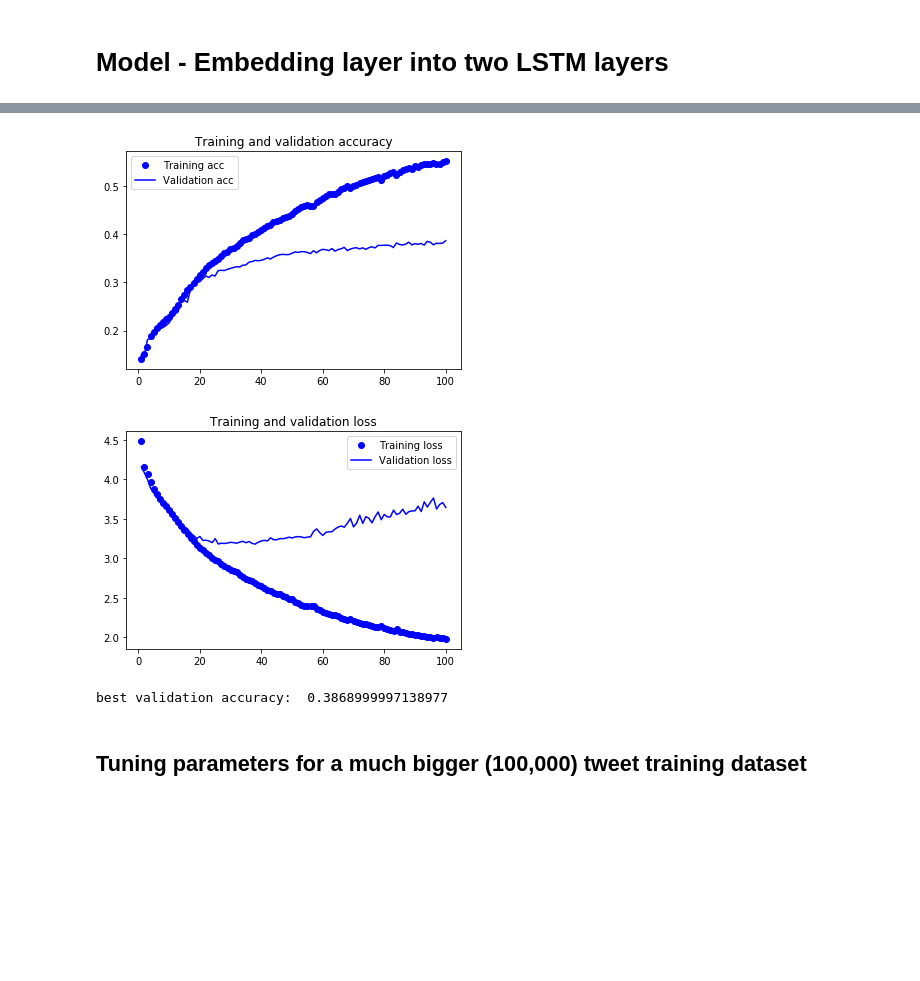
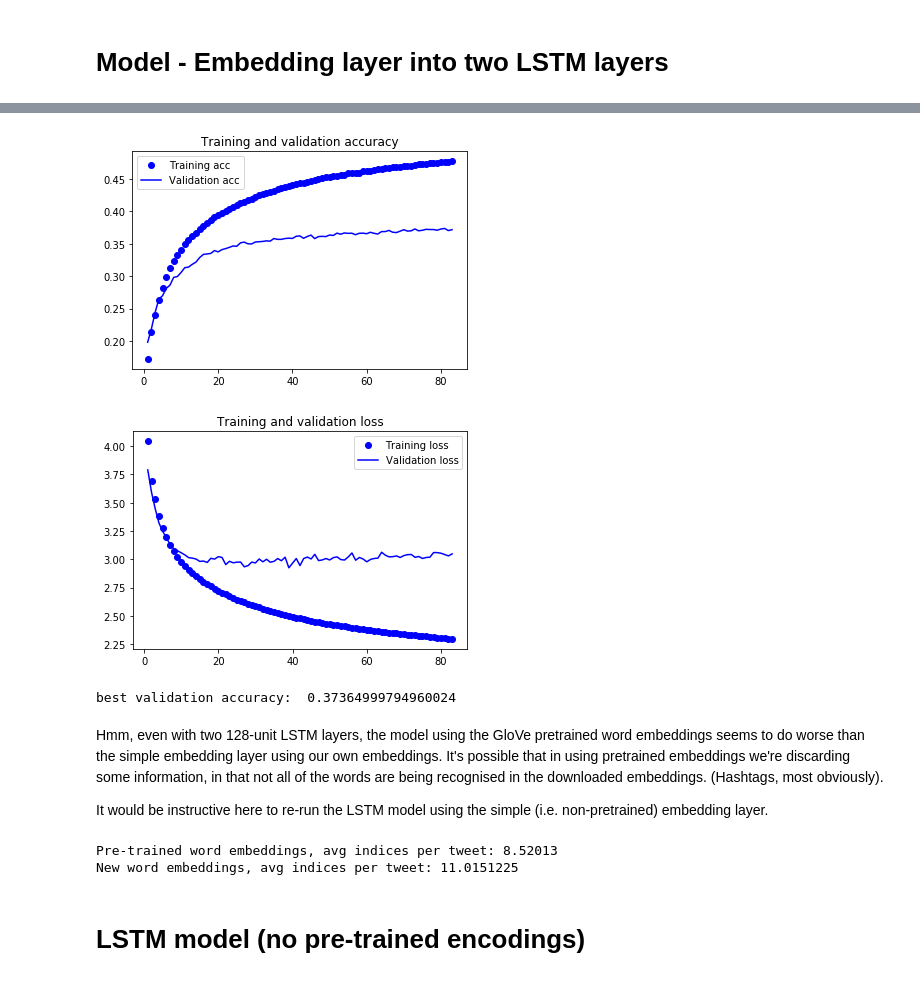
Before and after one commit to nicksexton/emojitranslate, a Jupyter notebook: 1 - emoji predict.ipynb, the cells around one changed output, grey strips where cells are left out. Saved outputs shown, nothing was run; the diff lists cells and outputs as text; code cells hidden in the pictures; blank space fills up the shorter version.

Commit message:
added shallow network on pretrained encodings

```diff
--- a/1 - emoji predict.ipynb
+++ b/1 - emoji predict.ipynb
@@ -865,7 +1031,7 @@ def Emojify_V2(input_shape, output_shape, word_to_vec_map, word_to_index):
     sentence_indices = Input(input_shape, name="input", dtype="int32")
 
     # Create the embedding layer pretrained with GloVe Vectors (≈1 line)
-    embedding_layer = pretrained_embedding_layer(word_to_vec_map, word_to_index, trainable_word_vectors=True)
+    embedding_layer = pretrained_embedding_layer(word_to_vec_map, word_to_index, trainable_word_vectors=False)
 
     # Propagate sentence_indices through your embedding layer, you get back the embeddings
     embeddings = embedding_layer(sentence_indices)
@@ -874,12 +1040,12 @@ def Emojify_V2(input_shape, output_shape, word_to_vec_map, word_to_index):
     # Be careful, the returned output should be a batch of sequences.
     X = LSTM(128, return_sequences=True)(embeddings)
     # Add dropout with a probability of 0.5
-    X = Dropout(0.5)(X)
+    X = Dropout(0.3)(X)
     # Propagate X trough another LSTM layer with 128-dimensional hidden state
     # Be careful, the returned output should be a single hidden state, not a batch of sequences.
     X = LSTM(128)(X)
     # Add dropout with a probability of 0.5
-    X = Dropout(0.5)(X)
+    X = Dropout(0.3)(X)
     # Propagate X through a Dense layer with softmax activation to get back a batch of 5-dimensional vectors.
     X = Dense(output_shape, activation=None)(X)
     # Add a softmax activation
@@ -892,7 +1058,7 @@ def Emojify_V2(input_shape, output_shape, word_to_vec_map, word_to_index):
 
     return model
 # %%
-max_length = 15
-model = Emojify_V2((max_length,), y_train_idx.shape[1], word_to_vec_map, word_to_index)
+#max_length = 25
+model = Emojify_V2((maxlen,), y_train_idx.shape[1], word_to_vec_map, word_to_index) # use maxlen defined above (25)
 model.summary()
 # %% [output]
@@ -920,14 +1086,9 @@ word_to_vec_map['badger'].shape
 # %%
-model.compile(loss='categorical_crossentropy', optimizer='adam', metrics=['accuracy'])
+model.compile(loss='categorical_crossentropy', optimizer='adam', metrics=['accuracy', 'top_k_categorical_accuracy'])
-# %%
-X_train_indices = sentences_to_indices(x_train, word_to_index, words, max_length)
-
-X_dev_indices = sentences_to_indices(x_dev, word_to_index, words, max_length)
-# Y_train_oh = convert_to_one_hot(Y_train, C = 5)
 # %%
 early = keras.callbacks.EarlyStopping(monitor='val_acc',
-                              min_delta=0.01,
-                              patience=5,
+                              min_delta=0.001,
+                              patience=10,
                               verbose=1, mode='auto')
 
 
@@ -935,9 +1096,9 @@ history = model.fit(X_train_indices,
                     y_train_idx,
                     validation_data = (X_dev_indices, y_dev_idx),
                     epochs = 100,
-                    batch_size = 8192,
-                    shuffle=True)
-#                    callbacks=[early])
+                    batch_size = 4096,
+                    shuffle=True,
+                    callbacks=[early])
 
 plot_train_history(history)
 print ("best validation accuracy: ", max(history.history['val_acc']))
@@ -962,5 +1123,15 @@ Epoch 100/100
-[figure, old version]
+[figure, new version]
-[figure, old version]
+[figure, new version]
-best validation accuracy:  0.3868999997138977
+best validation accuracy:  0.37364999794960024
-# %% [markdown]
-## Tuning parameters for a much bigger (100,000) tweet training dataset
+# %% [markdown]
+Hmm, even with two 128-unit LSTM layers, the model using the GloVe pretrained word embeddings seems to do worse than the simple embedding layer using our own embeddings. It's possible that in using pretrained embeddings we're discarding some  information, in that not all of the words are being recognised in the downloaded embeddings. (Hashtags, most obviously).
+
+It would be instructive here to re-run the LSTM model using the simple (i.e. non-pretrained) embedding layer.
+# %%
+print ("Pre-trained word embeddings, avg indices per tweet:", np.count_nonzero(X_train_indices, axis=1).mean())
+print ("New word embeddings, avg indices per tweet:", np.count_nonzero(x_train_sequences_1, axis=1).mean())
+# %% [output]
+Pre-trained word embeddings, avg indices per tweet: 8.52013
+New word embeddings, avg indices per tweet: 11.0151225
+# %% [markdown]
+# LSTM model (no pre-trained encodings)
```
Also changed, not shown: parts of 38 cells of this notebook.
